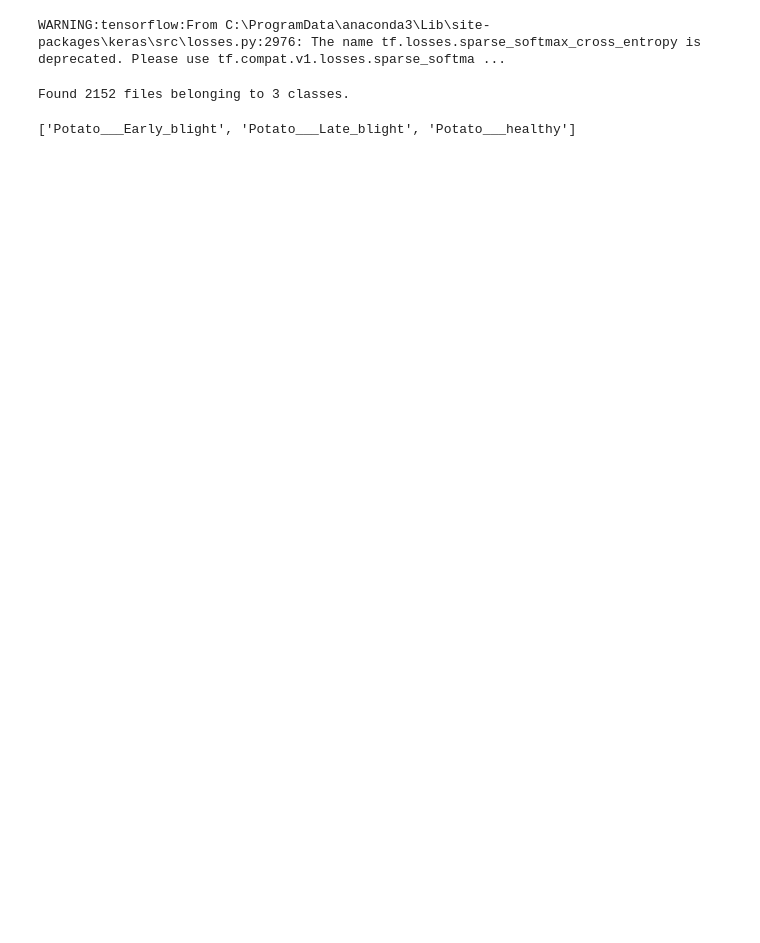
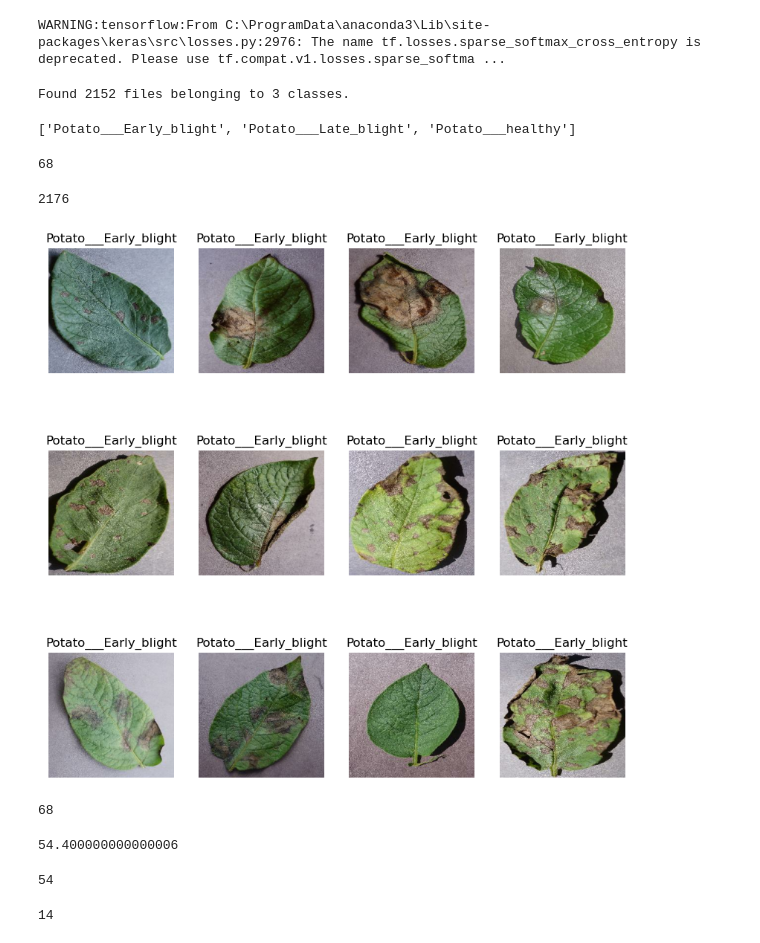
Before and after one commit to Gizoskos/Potato-Disease-Classification, a Jupyter notebook: training/training.ipynb, the cells around one changed output. Drawn from its saved outputs; the diff is of its cells as text; code cells hidden in the pictures; blank space fills up the shorter version.

```diff
--- a/training/training.ipynb
+++ b/training/training.ipynb
@@ -28,3 +30,27 @@ class_names = dataset.class_names
 class_names
 # %% [output]
 ['Potato___Early_blight', 'Potato___Late_blight', 'Potato___healthy']
+# %%
+len(dataset)
+# %% [output]
+68
+# %%
+68*32
+# %% [output]
+2176
+# %%
+#RGB color codes of photographs
+plt.figure(figsize = (10,10))
+for image_batch, label_batch in dataset.take(1):
+    for i in range(12):
+        ax = plt.subplot(3,4,i+1)
+        plt.imshow(image_batch[i].numpy().astype("uint8"))
+        plt.title(class_names[label_batch[0]])
+        plt.axis("off")
+    #print(image_batch[0].shape) #3D array
+# %% [output]
+[figure, added]
+# %%
+len(dataset) #each element is 32 batch
+# %% [output]
+68
@@ -30,0 +61,15 @@ class_names
+# %%
+train_size = 0.8
+len(dataset) * train_size
+# %% [output]
+54.400000000000006
+# %%
+train_ds = dataset.take(54)
+len(train_ds)
+# %% [output]
+54
+# %%
+test_ds = dataset.skip(54) #arr[54:] #slicing operator at python list #skip first 54 and getting remaining 54 onwards first 54 arr[:54]
+len(test_ds)
+# %% [output]
+14
```
Also changed, not shown: parts of 12 cells of this notebook.
